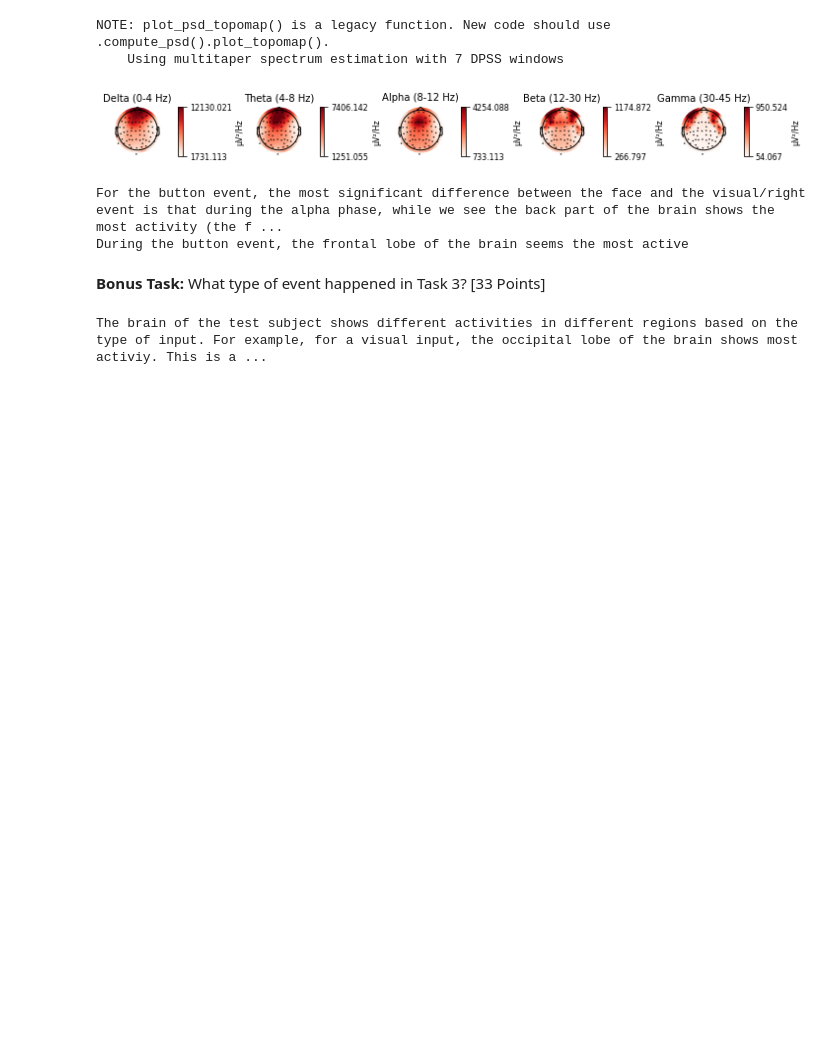
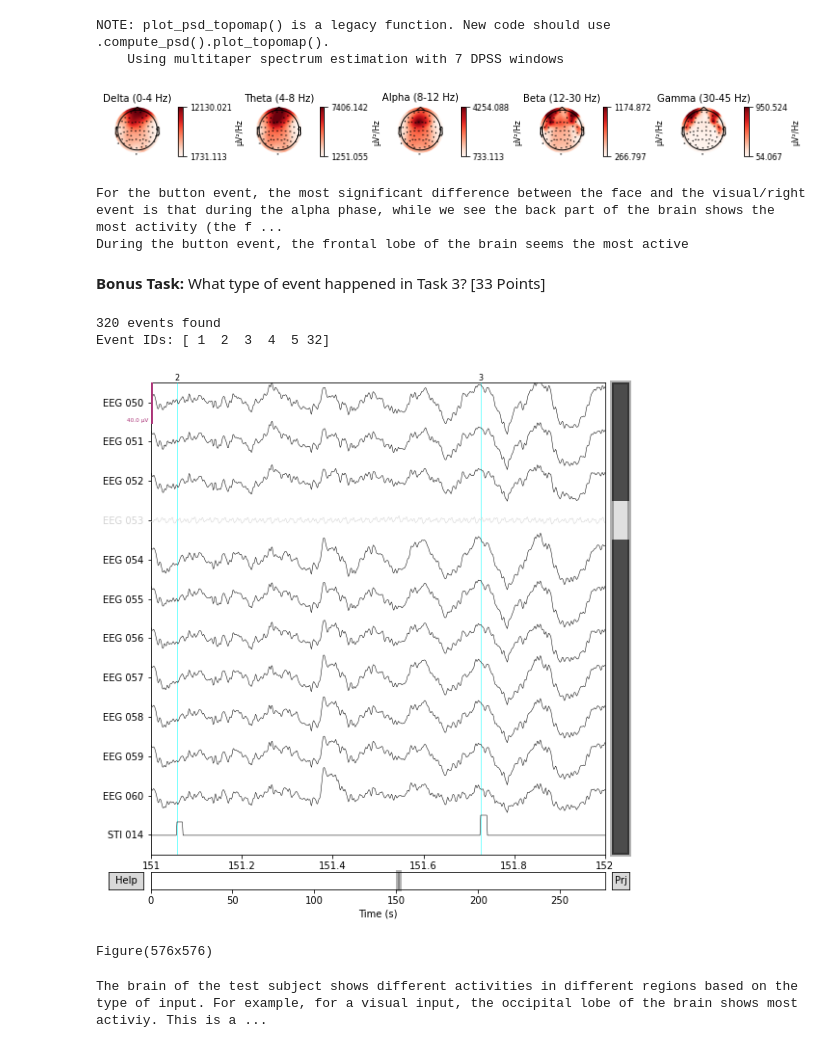
Before and after one commit to bostongfx/cs666student_2023, a Jupyter notebook: Copy_of_CS666_Assignment_2.ipynb, the cells around one changed output. Saved outputs shown, nothing was run; the diff lists cells and outputs as text; code cells hidden in the pictures; blank space fills up the shorter version.

```diff
--- a/Copy_of_CS666_Assignment_2.ipynb
+++ b/Copy_of_CS666_Assignment_2.ipynb
@@ -231,4 +236,13 @@ During the button event, the frontal lobe of the brain seems the most active
 **Bonus Task:** What type of event happened in Task 3? [33 Points]
 # %%
 # TODO Please go back to Task 3. Can you figure out which event types happened?
+# %%
+stimulus = mne.find_events(raw, stim_channel = 'STI 014')
+event_graph = raw.plot(order = chan_fin, events = stimulus, start = 151, duration = 1)
+print(event_graph)
+# %% [output]
+320 events found
+Event IDs: [ 1  2  3  4  5 32]
+[figure, added]
+Figure(576x576)
 # %%
```
Also changed, not shown: parts of 5 cells of this notebook.
